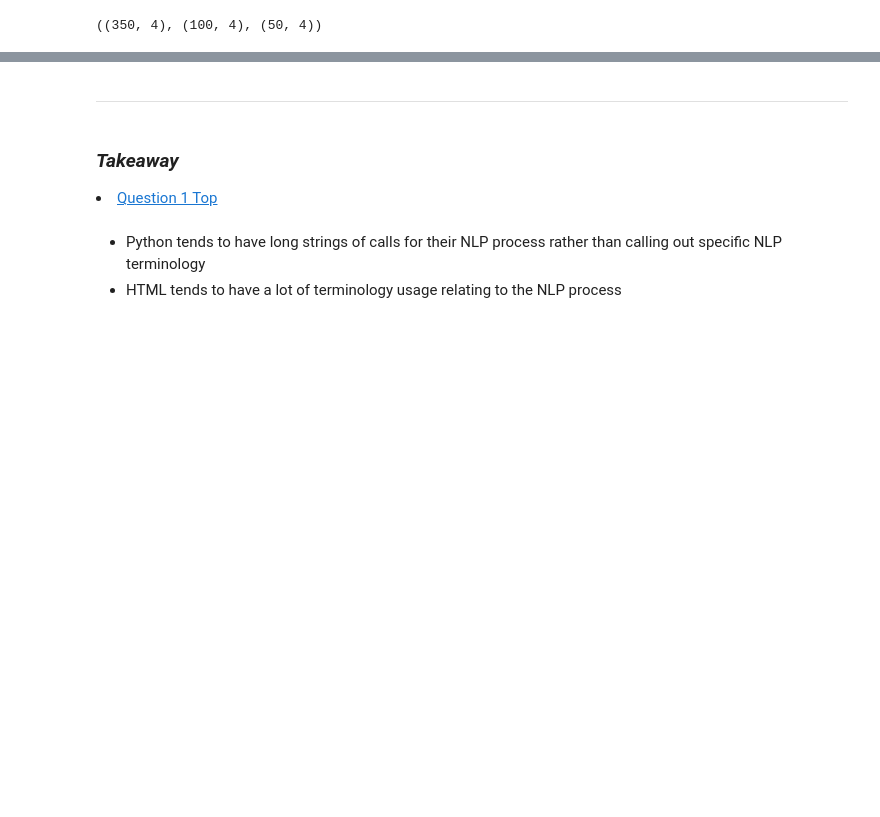
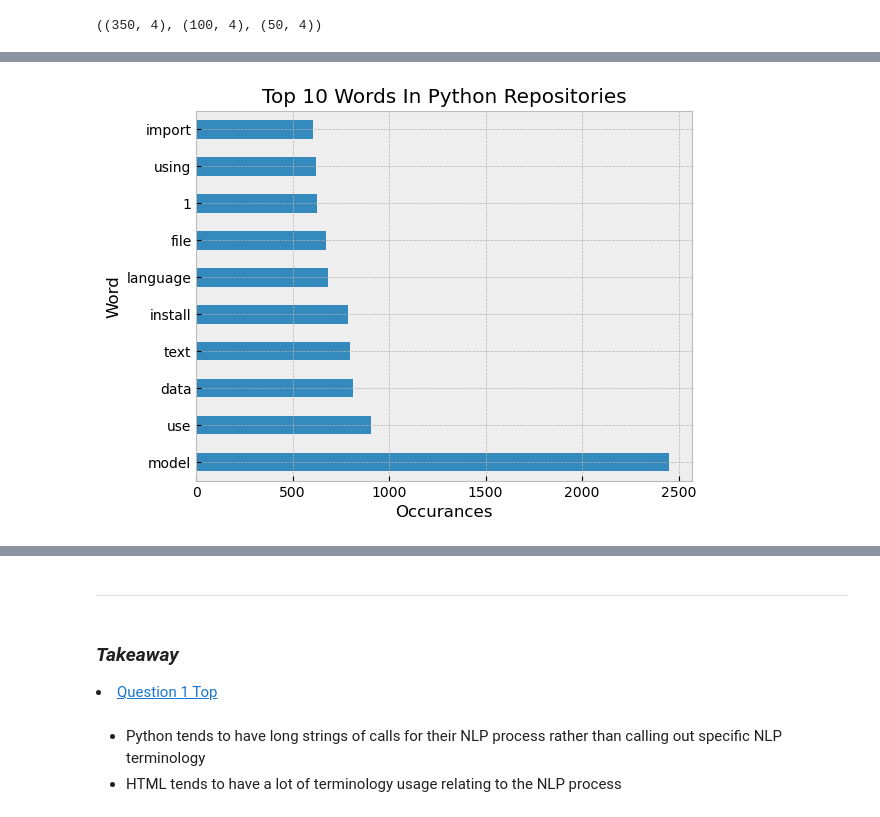
Before and after one commit to NLP-Casey-Harris-Wood-Project/nlp-project, a Jupyter notebook: explore_jared.ipynb, the cells around one changed output, grey strips where cells are left out. Drawn from its saved outputs; the diff is of its cells as text; code cells hidden in the pictures; blank space fills up the shorter version.

```diff
--- a/explore_jared.ipynb
+++ b/explore_jared.ipynb
@@ -127,0 +128,8 @@ plt.show()
+# %%
+word_counts.python.sort_values(ascending=False).head(10).plot.barh()
+plt.title('Top 10 Words In Python Repositories')
+plt.xlabel('Occurances')
+plt.ylabel('Word')
+plt.show()
+# %% [output]
+[figure, added]
```
Also changed, not shown: parts of 35 cells of this notebook.
